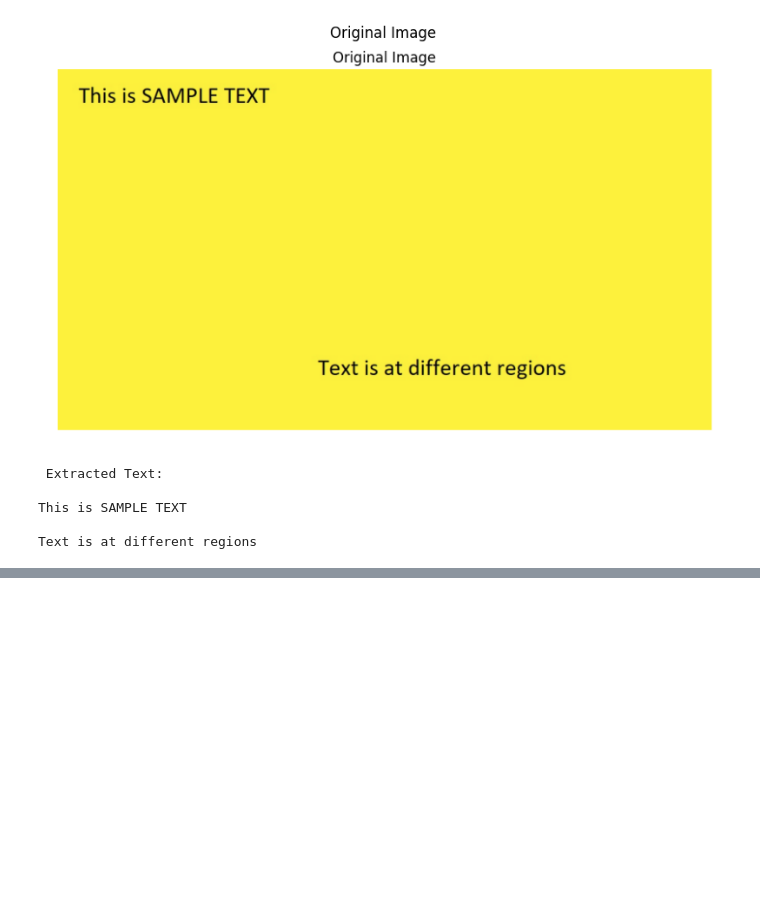
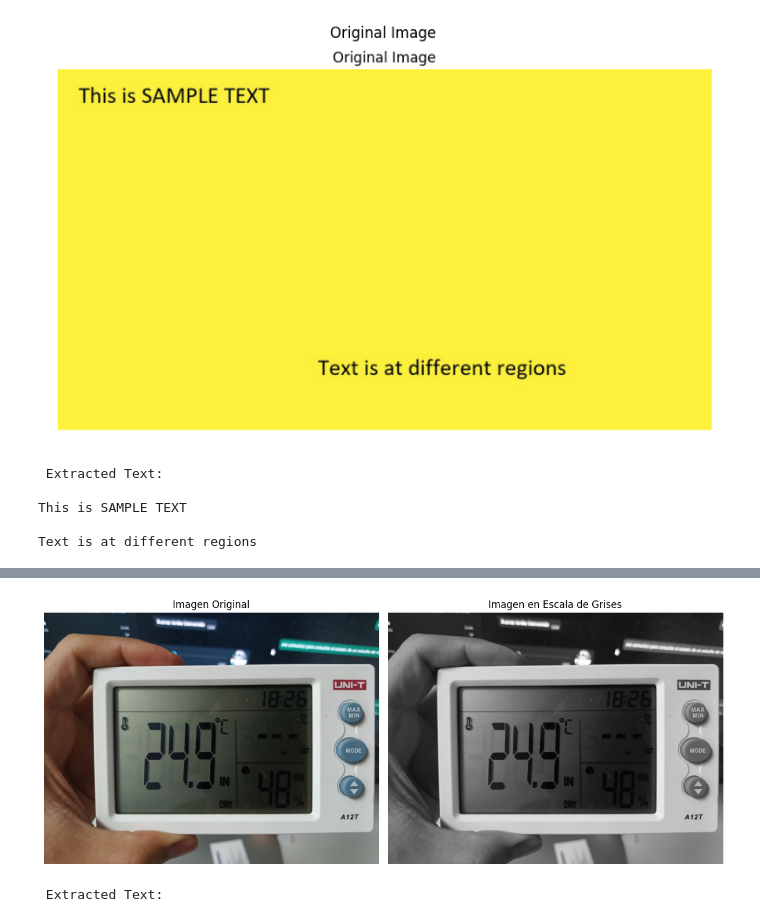
Before and after one commit to tavo202/VA_lectura_instrumentos, a Jupyter notebook: Lectura.ipynb, the cells around one changed output, grey strips where cells are left out. Cells and saved outputs as stored; diff of their text form; code cells hidden in the pictures; blank space fills up the shorter version.

```diff
--- a/Lectura.ipynb
+++ b/Lectura.ipynb
@@ -50,0 +86,44 @@ Text is at different regions
+# %%
+image_file_name = "temp.jpg"
+
+# --- Image Loading and Error Handling ---
+image = cv2.imread(image_file_name)
+
+# Crucial check: Verify if the image was loaded successfully
+if image is None:
+    print(f"Error: Could not load image from '{image_file_name}'.")
+    print("Please ensure the file exists and the path is correct.")
+    # You might want to exit or raise an error here if the image is critical
+    exit()
+
+# --- Image Processing ---
+image_rgb = cv2.cvtColor(image, cv2.COLOR_BGR2RGB) # Convert BGR (OpenCV) to RGB (Matplotlib)
+gray = cv2.cvtColor(image, cv2.COLOR_BGR2GRAY)     # Convert to grayscale
+
+# --- 5. Visualizar las imágenes con Matplotlib ---
+# Crea una figura con dos subplots (1 fila, 2 columnas)
+plt.figure(figsize=(12, 6)) # Define el tamaño de la figura para una mejor visualización
+
+# Subplot 1: Imagen Original (RGB)
+plt.subplot(1, 2, 1) # (filas, columnas, índice_del_plot)
+plt.imshow(image_rgb)
+plt.title("Imagen Original")
+plt.axis("off") # Oculta los ejes para una vista más limpia
+
+# Subplot 2: Imagen en Escala de Grises
+plt.subplot(1, 2, 2) # (filas, columnas, índice_del_plot)
+plt.imshow(gray, cmap='gray') # 'cmap='gray'' es crucial para que Matplotlib la muestre correctamente en grises
+plt.title("Imagen en Escala de Grises")
+plt.axis("off") # Oculta los ejes
+
+# Ajustar el diseño para evitar superposiciones y mostrar la figura
+plt.tight_layout()
+plt.show()
+
+pytesseract.pytesseract.tesseract_cmd = r'C:\Users\Gustavo\AppData\Local\Programs\Tesseract-OCR\tesseract'
+extracted_text = pytesseract.image_to_string(gray)
+print(" Extracted Text:\n")
+print(extracted_text)
+# %% [output]
+[figure, added]
+ Extracted Text:
```
Also changed, not shown: parts of 1 cell of this notebook, 1 other file.
